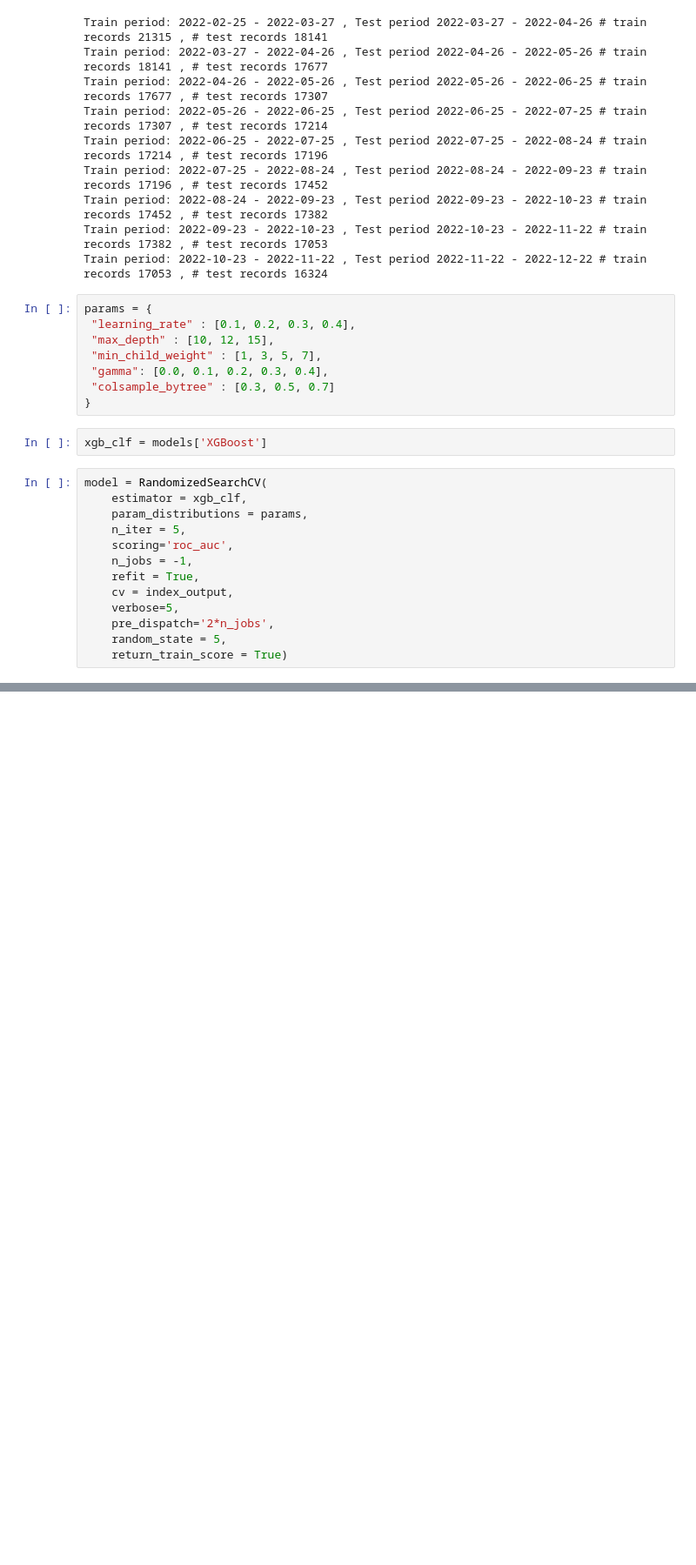
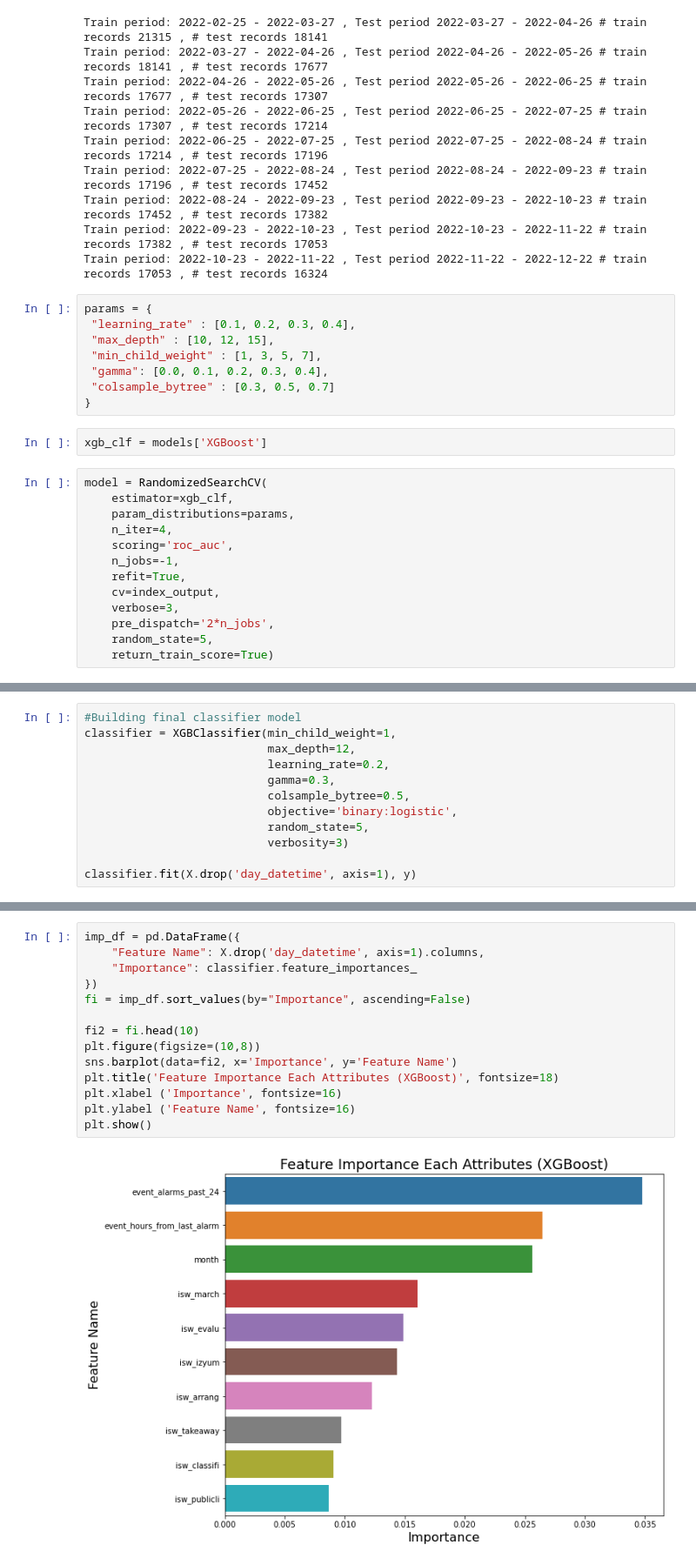
Before and after one commit to tmyroniuk/Naukma_api_project, a Jupyter notebook: 4. Model Training.ipynb, the cells around one changed output, grey strips where cells are left out. Shown at 87% size. Drawn from its saved outputs; the diff is of its cells as text; blank space fills up the shorter version.

Commit message:
Add feature importance

```diff
--- a/4. Model Training.ipynb
+++ b/4. Model Training.ipynb
@@ -761,17 +759,17 @@ params = {
 xgb_clf = models['XGBoost']
 # %%
 model = RandomizedSearchCV(
-    estimator = xgb_clf,
-    param_distributions = params,
-    n_iter = 5,
+    estimator=xgb_clf,
+    param_distributions=params,
+    n_iter=4,
     scoring='roc_auc',
-    n_jobs = -1,
-    refit = True,
-    cv = index_output,
-    verbose=5,
+    n_jobs=-1,
+    refit=True,
+    cv=index_output,
+    verbose=3,
     pre_dispatch='2*n_jobs',
-    random_state = 5,
-    return_train_score = True)
+    random_state=5,
+    return_train_score=True)
 # %%
 model.fit(X.drop('day_datetime', axis=1), y)
 model.cv_results_
@@ -786,0 +830,12 @@ classifier = xgboost.XGBClassifier(base_score=0.5, booster='gbtree', colsample_b
+# %%
+#Building final classifier model
+classifier = XGBClassifier(min_child_weight=1,
+                           max_depth=12,
+                           learning_rate=0.2,
+                           gamma=0.3,
+                           colsample_bytree=0.5,
+                           objective='binary:logistic',
+                           random_state=5,
+                           verbosity=3)
+
+classifier.fit(X.drop('day_datetime', axis=1), y)
@@ -811,0 +1022,16 @@ models['XGBoost'] = XGBClassifier(random_state=5, objective='binary:logistic', b
+# %%
+imp_df = pd.DataFrame({
+    "Feature Name": X.drop('day_datetime', axis=1).columns,
+    "Importance": classifier.feature_importances_
+})
+fi = imp_df.sort_values(by="Importance", ascending=False)
+
+fi2 = fi.head(10)
+plt.figure(figsize=(10,8))
+sns.barplot(data=fi2, x='Importance', y='Feature Name')
+plt.title('Feature Importance Each Attributes (XGBoost)', fontsize=18)
+plt.xlabel ('Importance', fontsize=16)
+plt.ylabel ('Feature Name', fontsize=16)
+plt.show()
+# %% [output]
+[figure, added]
```
Also changed, not shown: parts of 28 cells of this notebook, 3 other files.
